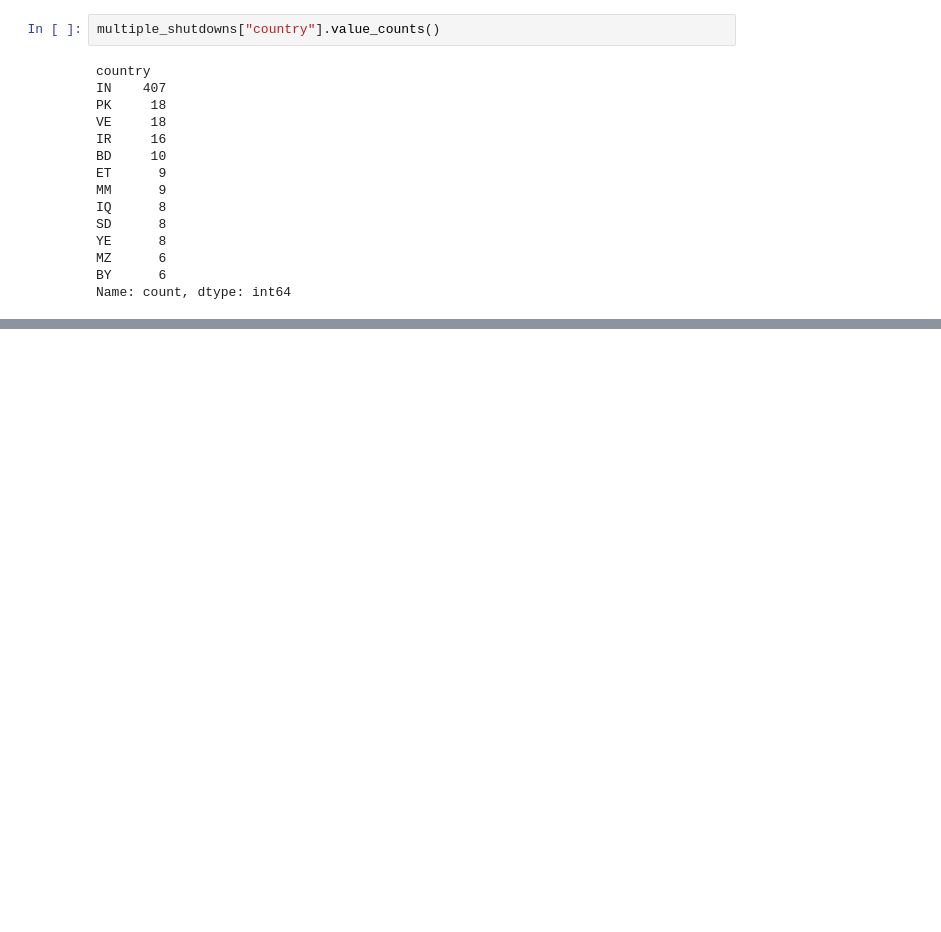
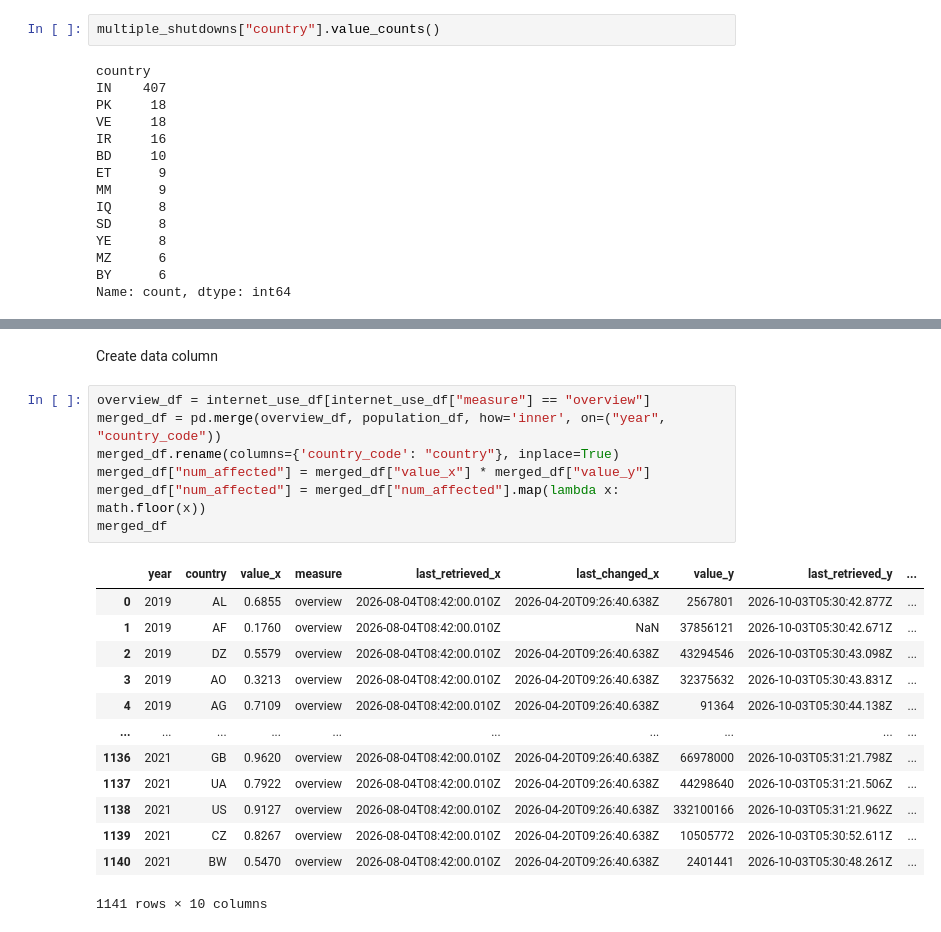
Before and after one commit to willgao23/consolidationAndControlsWorkshop, a Jupyter notebook: workshop.ipynb, the cells around one changed output, grey strips where cells are left out. Cells and saved outputs as stored; diff of their text form; blank space fills up the shorter version.

```diff
--- a/workshop.ipynb
+++ b/workshop.ipynb
@@ -131,0 +187,23 @@ plt.savefig("output/shutdown_duration_trends.png")
+# %% [markdown]
+Create data column
+# %%
+overview_df = internet_use_df[internet_use_df["measure"] == "overview"]
+merged_df = pd.merge(overview_df, population_df, how='inner', on=("year", "country_code"))
+merged_df.rename(columns={'country_code': "country"}, inplace=True)
+merged_df["num_affected"] = merged_df["value_x"] * merged_df["value_y"]
+merged_df["num_affected"] = merged_df["num_affected"].map(lambda x: math.floor(x))
+merged_df
+# %% [output]
+|  | year | country | value_x | measure | last_retrieved_x | last_changed_x | value_y | last_retrieved_y | ... |
+| 0 | 2019 | AL | 0.6855 | overview | 2026-08-04T08:42:00.010Z | 2026-04-20T09:26:40.638Z | 2567801 | 2026-10-03T05:30:42.877Z | ... |
+| 1 | 2019 | AF | 0.1760 | overview | 2026-08-04T08:42:00.010Z | NaN | 37856121 | 2026-10-03T05:30:42.671Z | ... |
+| 2 | 2019 | DZ | 0.5579 | overview | 2026-08-04T08:42:00.010Z | 2026-04-20T09:26:40.638Z | 43294546 | 2026-10-03T05:30:43.098Z | ... |
+| 3 | 2019 | AO | 0.3213 | overview | 2026-08-04T08:42:00.010Z | 2026-04-20T09:26:40.638Z | 32375632 | 2026-10-03T05:30:43.831Z | ... |
+| 4 | 2019 | AG | 0.7109 | overview | 2026-08-04T08:42:00.010Z | 2026-04-20T09:26:40.638Z | 91364 | 2026-10-03T05:30:44.138Z | ... |
+| ... | ... | ... | ... | ... | ... | ... | ... | ... | ... |
+| 1136 | 2021 | GB | 0.9620 | overview | 2026-08-04T08:42:00.010Z | 2026-04-20T09:26:40.638Z | 66978000 | 2026-10-03T05:31:21.798Z | ... |
+| 1137 | 2021 | UA | 0.7922 | overview | 2026-08-04T08:42:00.010Z | 2026-04-20T09:26:40.638Z | 44298640 | 2026-10-03T05:31:21.506Z | ... |
+| 1138 | 2021 | US | 0.9127 | overview | 2026-08-04T08:42:00.010Z | 2026-04-20T09:26:40.638Z | 332100166 | 2026-10-03T05:31:21.962Z | ... |
+| 1139 | 2021 | CZ | 0.8267 | overview | 2026-08-04T08:42:00.010Z | 2026-04-20T09:26:40.638Z | 10505772 | 2026-10-03T05:30:52.611Z | ... |
+| 1140 | 2021 | BW | 0.5470 | overview | 2026-08-04T08:42:00.010Z | 2026-04-20T09:26:40.638Z | 2401441 | 2026-10-03T05:30:48.261Z | ... |
+1141 rows × 10 columns
```
Also changed, not shown: parts of 12 cells of this notebook, 4 other files.
